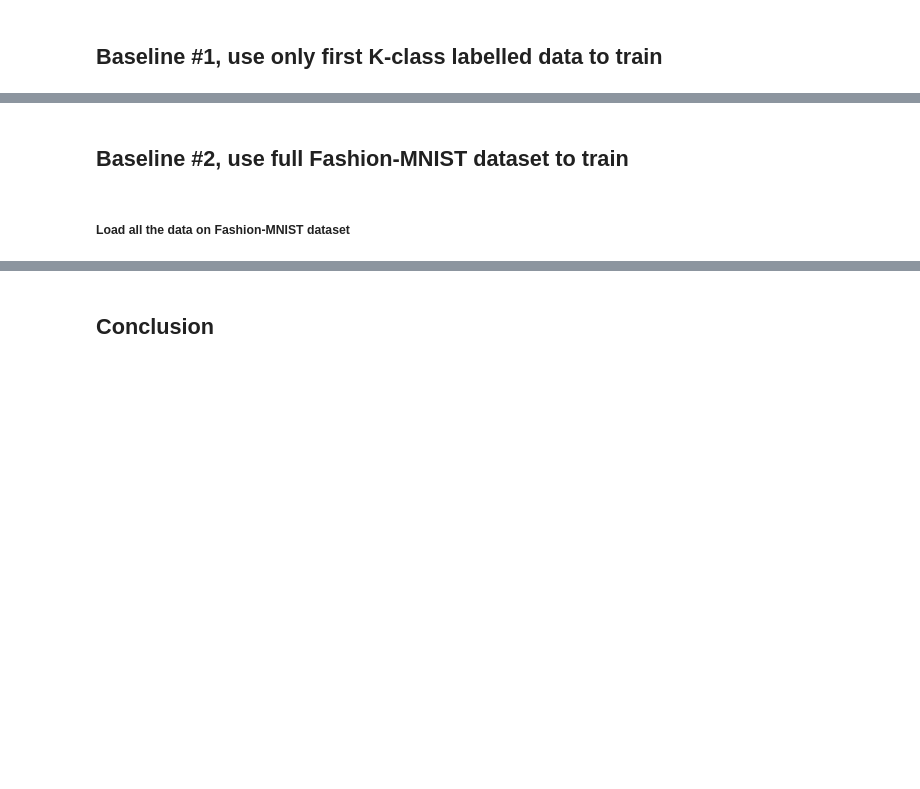
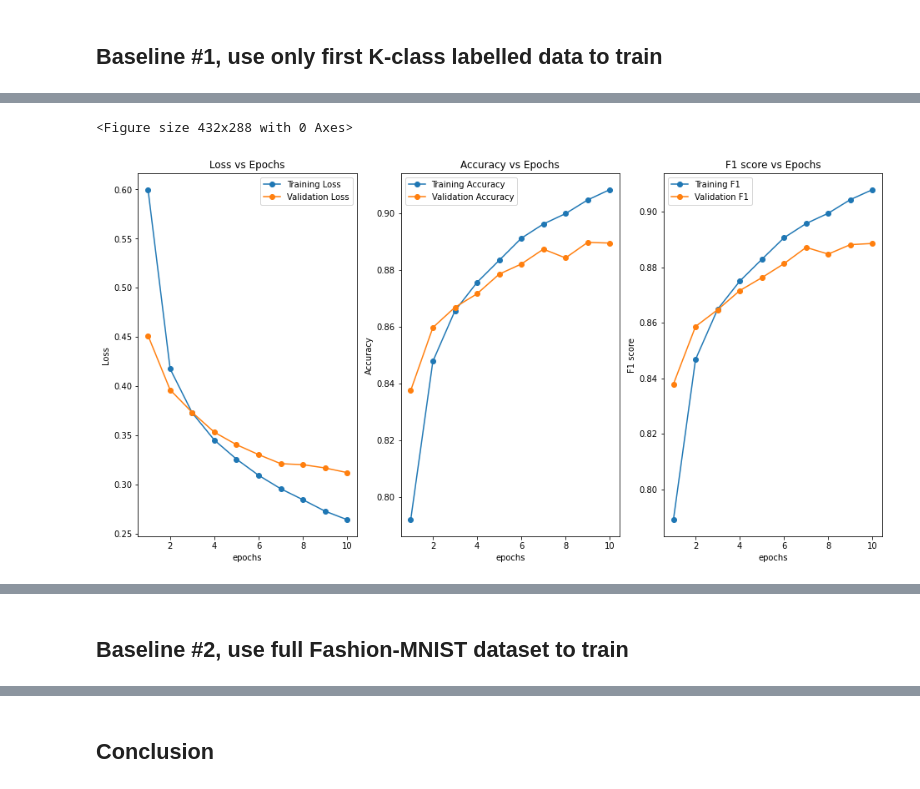
Before and after one commit to kew6688/Fashion-MNIST-Supervised-and-unsupervised-training, a Jupyter notebook: main.ipynb, the cells around one changed output, grey strips where cells are left out. Drawn from its saved outputs; the diff is of its cells as text; code cells hidden in the pictures; blank space fills up the shorter version.

```diff
--- a/main.ipynb
+++ b/main.ipynb
@@ -27,6 +28,6 @@ from torchvision import transforms
 # %%
 USE_GPU = True
 BATCH_SIZE = 64
-EPOCH = 50
+EPOCH = 10
 NUM_WORKERS = 2
 K = 7
@@ -38,0 +34,18 @@ transform = transforms.Compose([
+# %%
+device = torch.device("cuda" if USE_GPU else "cpu")
+
+transform = transforms.Compose([
+    transforms.ToTensor()
+])
+
+mode_description = {0: "clustering: kmeans",
+                    1: "clustering: kmeans with PCA",
+                    2: "clustering: kmeans with Auto Encoder",
+                    3: "clustering: Gaussian Mixture",
+                    4: "clustering: Gaussian Mixture with PCA",
+                    5: "clustering: Gaussian Mixture with Auto Encoder",
+                    6: "use only labeled data",
+                    7: "use full FasionMNIST data",
+                   }
+
+mode_metrics = {}
@@ -116,0 +101,4 @@ Wall time: 25.2 s
+# %%
+mode_metric = whole_flow(6, False)
+mode_metrics[6] = mode_metric
+# %% [output]
@@ -116,0 +122,2 @@ Wall time: 25.2 s
+<Figure size 432x288 with 0 Axes>
+[figure, added]
@@ -117,4 +129,2 @@ Wall time: 25.2 s
 # %% [markdown]
 ## Baseline #2, use full Fashion-MNIST dataset to train
-# %% [markdown]
-##### Load all the data on Fashion-MNIST dataset
```
Also changed, not shown: parts of 29 cells of this notebook, 4 other files.
